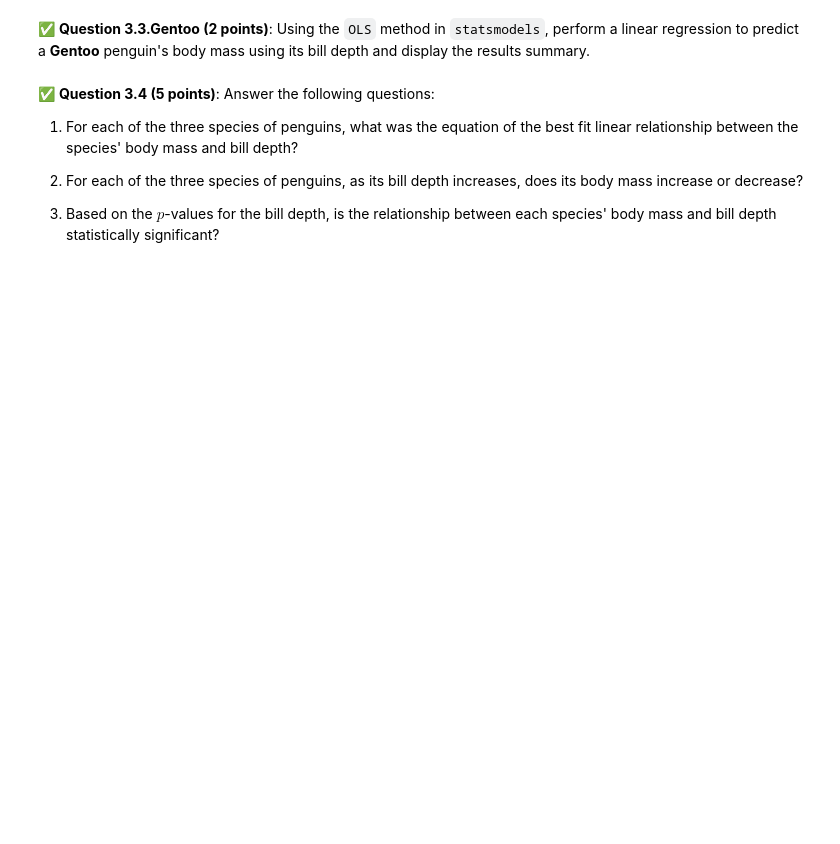
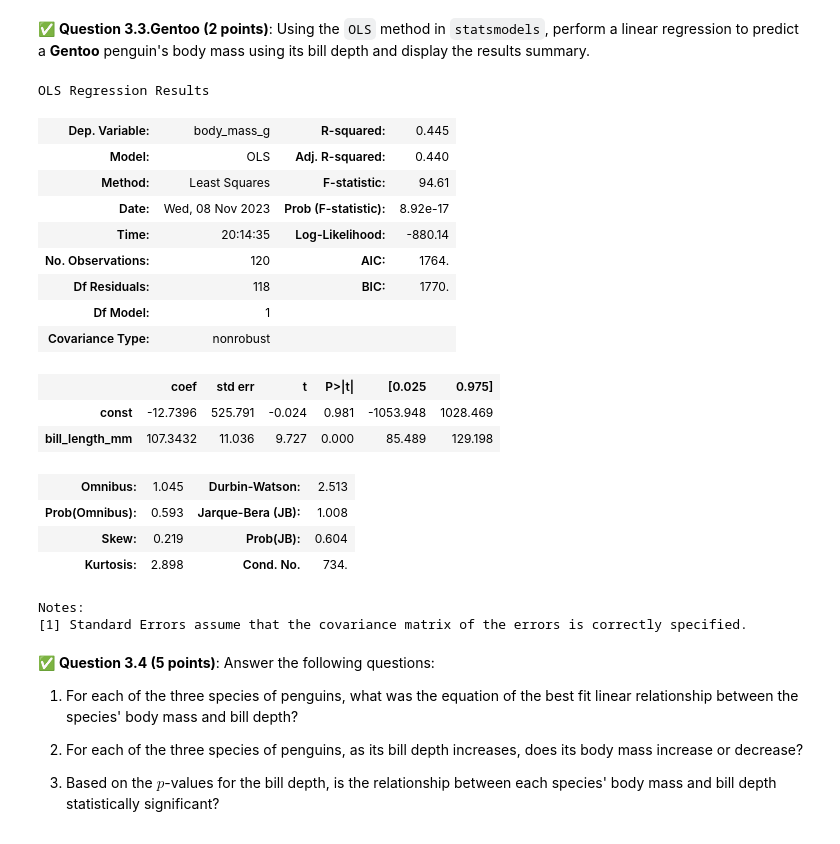
Before and after one commit to ryn-vw/CMSE202-f23-turnin, a Jupyter notebook: HW-3/HW-03_Ryn VW.ipynb, the cells around one changed output. Cells and saved outputs as stored; diff of their text form; code cells hidden in the pictures; blank space fills up the shorter version.

```diff
--- a/HW-3/HW-03_Ryn VW.ipynb
+++ b/HW-3/HW-03_Ryn VW.ipynb
@@ -191,3 +246,33 @@ Notes:
+# %%
+# Put your code here
+g_body_mass=smaller_datasets['Gentoo']['body_mass_g']
+g_bill_depth=smaller_datasets['Gentoo']['bill_length_mm']
+model_perfect = sm.OLS(g_body_mass, g_bill_depth )  # make the model
+results = model_perfect.fit()         # run the OLS fit
+x_with_cnst = sm.add_constant(g_bill_depth)
+model = sm.OLS(g_body_mass, x_with_cnst)
+results = model.fit()
+results.summary()
+# %% [output]
+OLS Regression Results
+| Dep. Variable: | body_mass_g | R-squared: | 0.445 |
+| Model: | OLS | Adj. R-squared: | 0.440 |
+| Method: | Least Squares | F-statistic: | 94.61 |
+| Date: | Wed, 08 Nov 2023 | Prob (F-statistic): | 8.92e-17 |
+| Time: | 20:14:35 | Log-Likelihood: | -880.14 |
+| No. Observations: | 120 | AIC: | 1764. |
+| Df Residuals: | 118 | BIC: | 1770. |
+| Df Model: | 1 |  |  |
+| Covariance Type: | nonrobust |  |  |
+|  | coef | std err | t | P>|t| | [0.025 | 0.975] |
+| const | -12.7396 | 525.791 | -0.024 | 0.981 | -1053.948 | 1028.469 |
+| bill_length_mm | 107.3432 | 11.036 | 9.727 | 0.000 | 85.489 | 129.198 |
+| Omnibus: | 1.045 | Durbin-Watson: | 2.513 |
+| Prob(Omnibus): | 0.593 | Jarque-Bera (JB): | 1.008 |
+| Skew: | 0.219 | Prob(JB): | 0.604 |
+| Kurtosis: | 2.898 | Cond. No. | 734. |
+Notes:
+[1] Standard Errors assume that the covariance matrix of the errors is correctly specified.
 # %% [markdown]
 &#9989;  **Question 3.4 (5 points)**: Answer the following questions:
 
```
Also changed, not shown: parts of 13 cells of this notebook.
